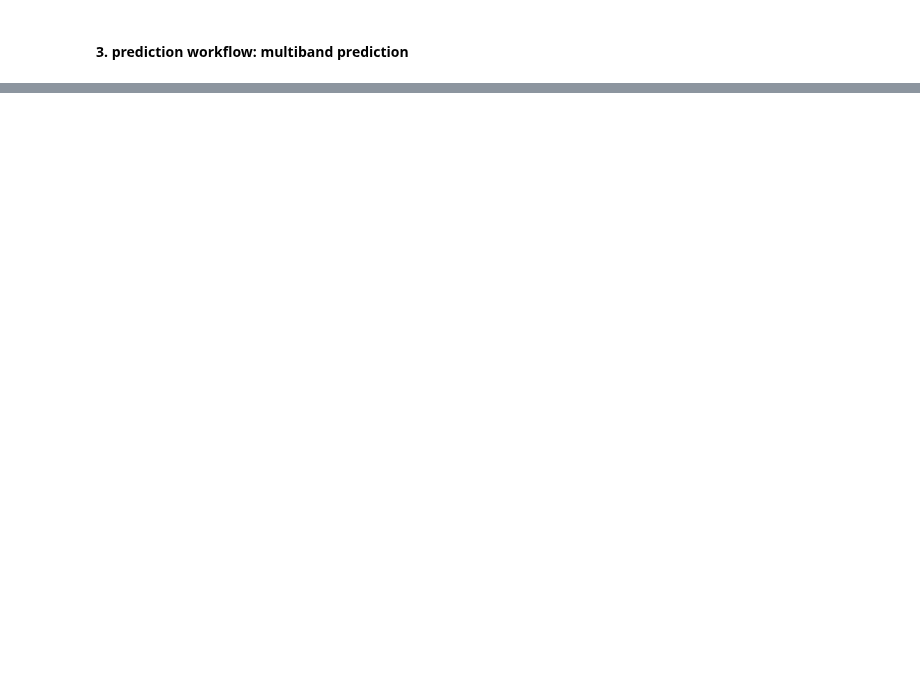
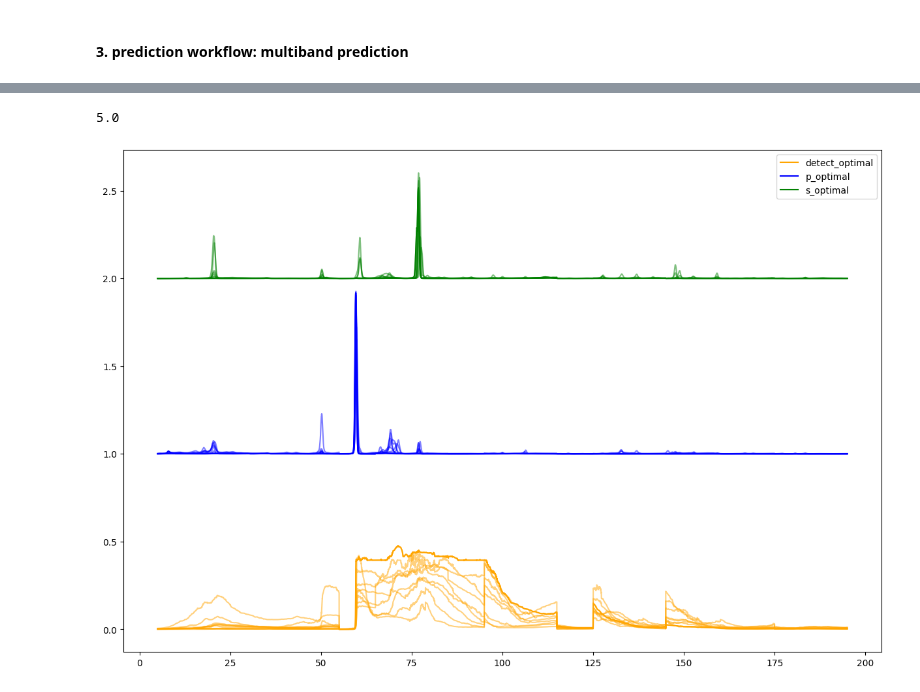
Before and after one commit to congcy/ELEP, a Jupyter notebook: docs/tutorials/example_BB_MB_prediction.ipynb, the cells around one changed output, grey strips where cells are left out. Saved outputs shown, nothing was run; the diff lists cells and outputs as text; code cells hidden in the pictures; blank space fills up the shorter version.

```diff
--- a/docs/tutorials/example_BB_MB_prediction.ipynb
+++ b/docs/tutorials/example_BB_MB_prediction.ipynb
@@ -280,3 +284,22 @@ CX.PB01.fb08.EQTransformer_S | 2007-01-02T05:48:04.998392Z - 2007-01-02T05:51:14
 
 [Use "print(Stream.__str__(extended=True))" to print all Traces] 5.0
 [figure]
+# %%
+offset
+# %% [output]
+5.0
+# %%
+noffset = 500
+plt.figure(figsize=(15, 10))
+for ipred in range(npreds):
+    plt.plot(tvec[noffset:-noffset], prob_detect_data[ipred,:], label=None, c='orange', alpha=0.5)
+    plt.plot(tvec[noffset:-noffset], prob_p_pick_data[ipred,:]+1, label=None, c='blue', alpha=0.5)
+    plt.plot(tvec[noffset:-noffset], prob_s_pick_data[ipred,:]+2, label=None, c='green', alpha=0.5)
+plt.plot(tvec[noffset:-noffset], prob_detect_data[ipick_detect_optimal,:], label='detect_optimal', c='orange')
+plt.plot(tvec[noffset:-noffset], prob_p_pick_data[ipick_detect_optimal,:]+1, label='p_optimal', c='blue')
+plt.plot(tvec[noffset:-noffset], prob_s_pick_data[ipick_detect_optimal,:]+2, label='s_optimal', c='green')
+# plt.ylim([-1,1])
+plt.legend()
+plt.show()
+# %% [output]
+[figure, added]
```
Also changed, not shown: parts of 6 cells of this notebook, 2 other files.
